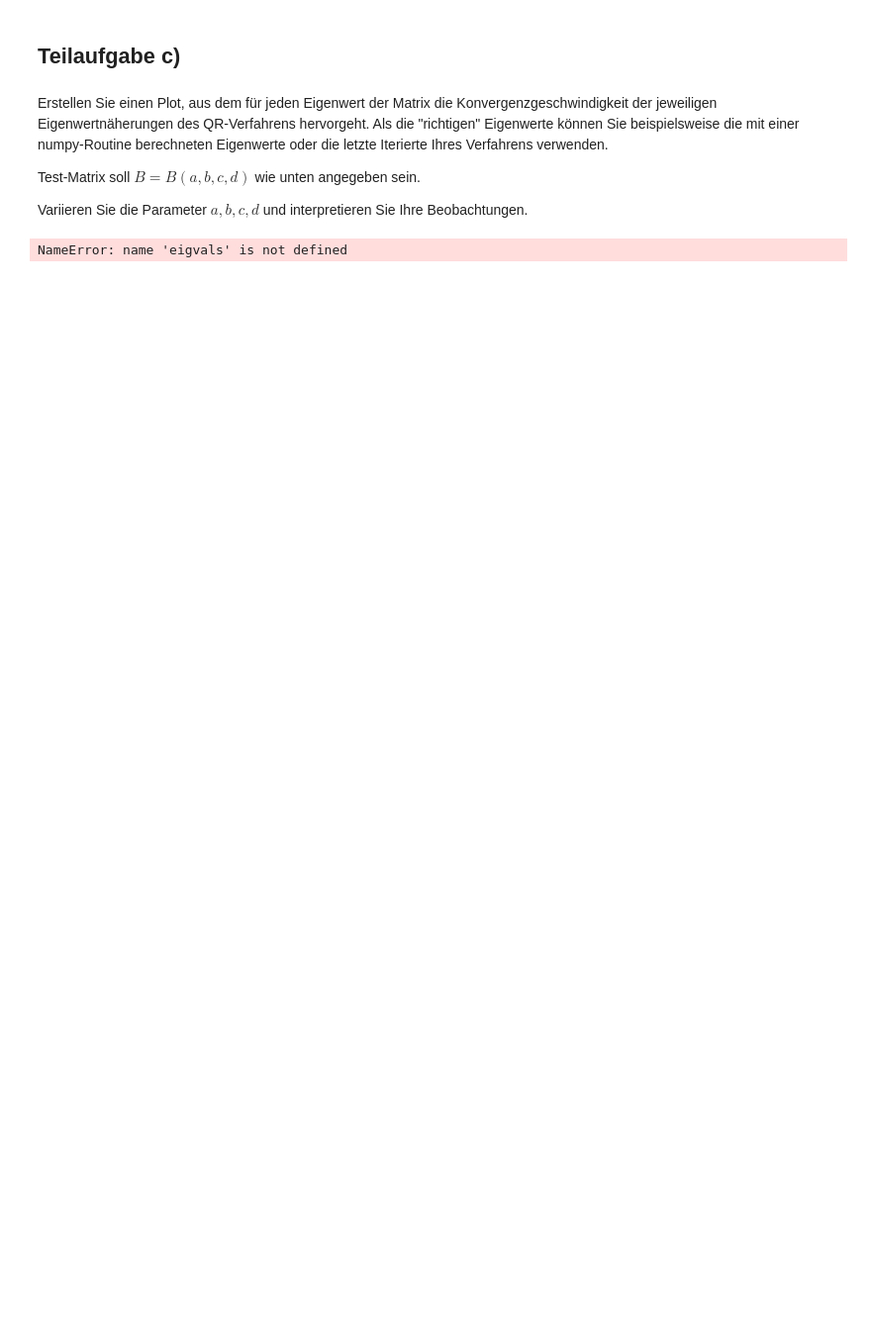
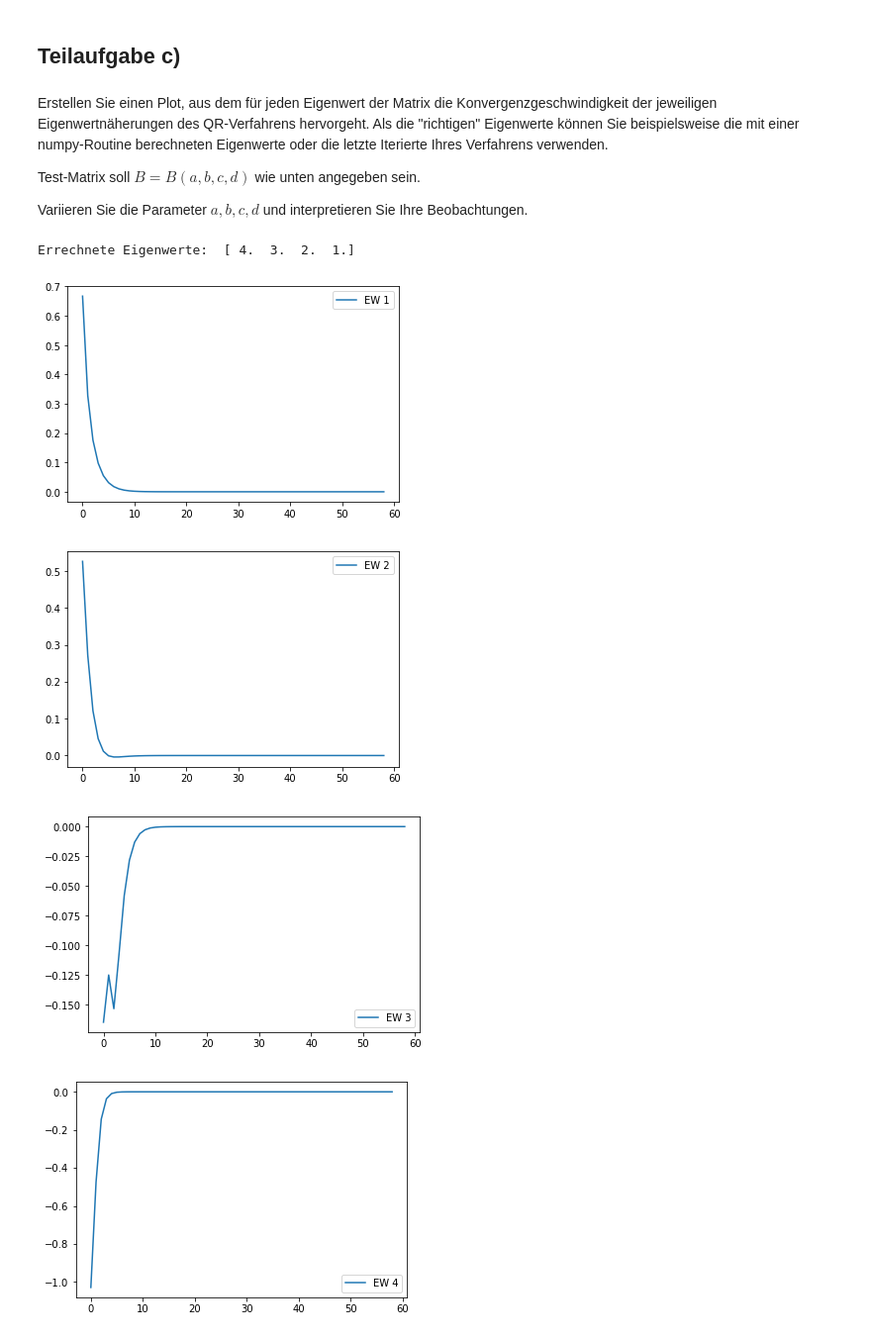
Before and after one commit to RGiga4/Numerik-101, a Jupyter notebook: ProgrammieraufgabeIV.ipynb, the cells around one changed output. Shown at 99% size. Drawn from its saved outputs; the diff is of its cells as text; code cells hidden in the pictures; blank space fills up the shorter version.

```diff
--- a/ProgrammieraufgabeIV.ipynb
+++ b/ProgrammieraufgabeIV.ipynb
@@ -132,17 +73,0 @@ NameError: name 'eigvals' is not defined
-# %%
-# The column v[:,i] is the eigenvector corresponding to the eigenvalue w[i]
-# https://docs.scipy.org/doc/numpy/reference/generated/numpy.linalg.eig.html
-
-w1, v1 = la.eig(A)
-w2, v2 = la.eig(B)
-eigvalsA = w1
-eigvalsB = w2
-
-print("A:")
-for i in range(w1.shape[0]):
-    print("w_" + str(i), "=", w1[i])
-    print("v_" + str(i), "=", v1[:,i])
-print("B:")
-for i in range(w2.shape[0]):
-    print("w_" + str(i), "=", w2[i])
-    print("v_" + str(i), "=", v2[:,i])
@@ -175,24 +187,40 @@ Variieren Sie die Parameter $a,b,c,d$ und interpretieren Sie Ihre Beobachtungen.
 # %%
 a = 1
 b = 2
 c = 3
 d = 4
 
 T = 0.5*np.array([[1,1,1,1],[1,1,-1,-1],[-1,1,-1,1],[-1,1,1,-1]])
-B = np.diag([a, b, c, d])
-B = T.T @ (B @ T) # np.matmul(T.T, np.matmul(B, T))
+B = np.diag([a,b,c,d])
+B = np.matmul(T.T, np.matmul(B,T))
 
-solution, _ = la.eig(B)
-_, eigvalslist = qr_eigenvalues(B, itmax, tol)
-print(solution)
+(eigvals, eigvalslist) = qr_eigenvalues(B, 100, 0)
+eigvalslist = np.reshape(eigvalslist, (int(eigvalslist.size/4), 4))
 
-eigvalplot = [np.linalg.norm(eigval - solution) for eigval in eigvallist]
+print("Errechnete Eigenwerte: ", eigvals)
 
-
-plt.plot(eigvalplot, label="eigval B")
-
+plt.plot(eigvals[0] - eigvalslist[:, 0], label = 'EW 1')
 plt.legend()
 plt.show()
 plt.close()
+
+plt.plot(eigvals[1] - eigvalslist[:, 1], label = 'EW 2')
+plt.legend()
+plt.show()
+plt.close()
+
+plt.plot(eigvals[2] - eigvalslist[:, 2], label = 'EW 3')
+plt.legend()
+plt.show()
+plt.close()
+
+plt.plot(eigvals[3] - eigvalslist[:, 3], label = 'EW 4')
+plt.legend()
+plt.show()
+plt.close()
 # %% [output]
-NameError: name 'eigvals' is not defined
+Errechnete Eigenwerte:  [ 4.  3.  2.  1.]
+[figure, added]
+[figure, added]
+[figure, added]
+[figure, added]
```
Also changed, not shown: parts of 11 cells of this notebook.
